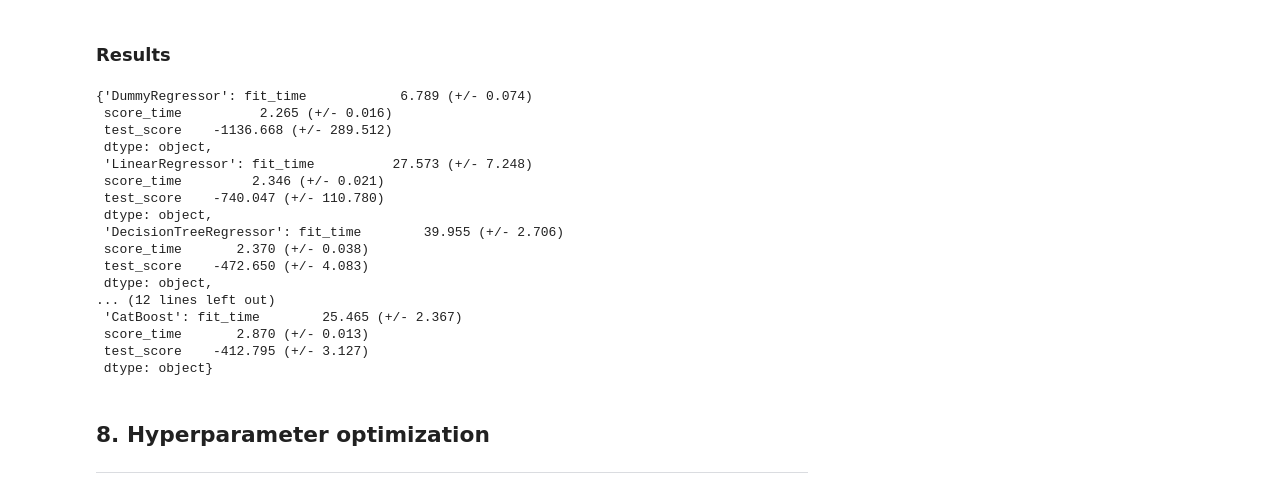
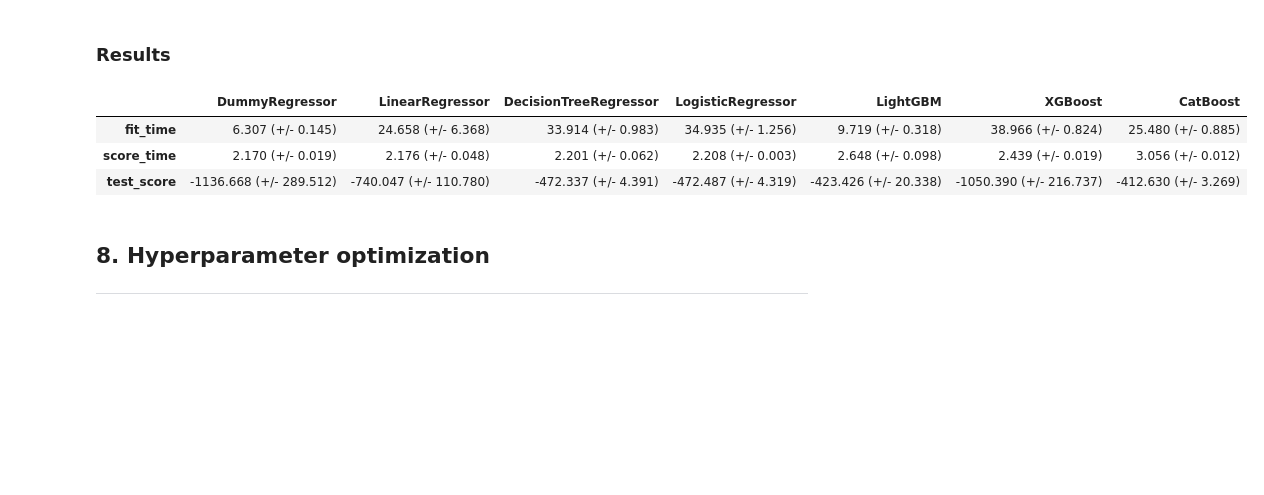
Before and after one commit to WizardRyan/Machine-Learning-Group-Project, a Jupyter notebook: TeamUndefinedFinalSubmission.ipynb, the cells around one changed output. Cells and saved outputs as stored; diff of their text form; code cells hidden in the pictures; blank space fills up the shorter version.

```diff
--- a/TeamUndefinedFinalSubmission.ipynb
+++ b/TeamUndefinedFinalSubmission.ipynb
@@ -405,25 +404,12 @@ Learning rate set to 0.109589
 # %% [markdown]
 ### Results
-# %%
-results_dict
-# %% [output]
-{'DummyRegressor': fit_time            6.789 (+/- 0.074)
- score_time          2.265 (+/- 0.016)
- test_score    -1136.668 (+/- 289.512)
- dtype: object,
- 'LinearRegressor': fit_time          27.573 (+/- 7.248)
- score_time         2.346 (+/- 0.021)
- test_score    -740.047 (+/- 110.780)
- dtype: object,
- 'DecisionTreeRegressor': fit_time        39.955 (+/- 2.706)
- score_time       2.370 (+/- 0.038)
- test_score    -472.650 (+/- 4.083)
- dtype: object,
-... (12 lines left out)
- 'CatBoost': fit_time        25.465 (+/- 2.367)
- score_time       2.870 (+/- 0.013)
- test_score    -412.795 (+/- 3.127)
- dtype: object}
+# %%
+pd.DataFrame(results_dict)
+# %% [output]
+|  | DummyRegressor | LinearRegressor | DecisionTreeRegressor | LogisticRegressor | LightGBM | XGBoost | CatBoost |
+| fit_time | 6.307 (+/- 0.145) | 24.658 (+/- 6.368) | 33.914 (+/- 0.983) | 34.935 (+/- 1.256) | 9.719 (+/- 0.318) | 38.966 (+/- 0.824) | 25.480 (+/- 0.885) |
+| score_time | 2.170 (+/- 0.019) | 2.176 (+/- 0.048) | 2.201 (+/- 0.062) | 2.208 (+/- 0.003) | 2.648 (+/- 0.098) | 2.439 (+/- 0.019) | 3.056 (+/- 0.012) |
+| test_score | -1136.668 (+/- 289.512) | -740.047 (+/- 110.780) | -472.337 (+/- 4.391) | -472.487 (+/- 4.319) | -423.426 (+/- 20.338) | -1050.390 (+/- 216.737) | -412.630 (+/- 3.269) |
 # %% [markdown]
 <!-- BEGIN QUESTION -->
 
```
Also changed, not shown: parts of 3 cells of this notebook.
